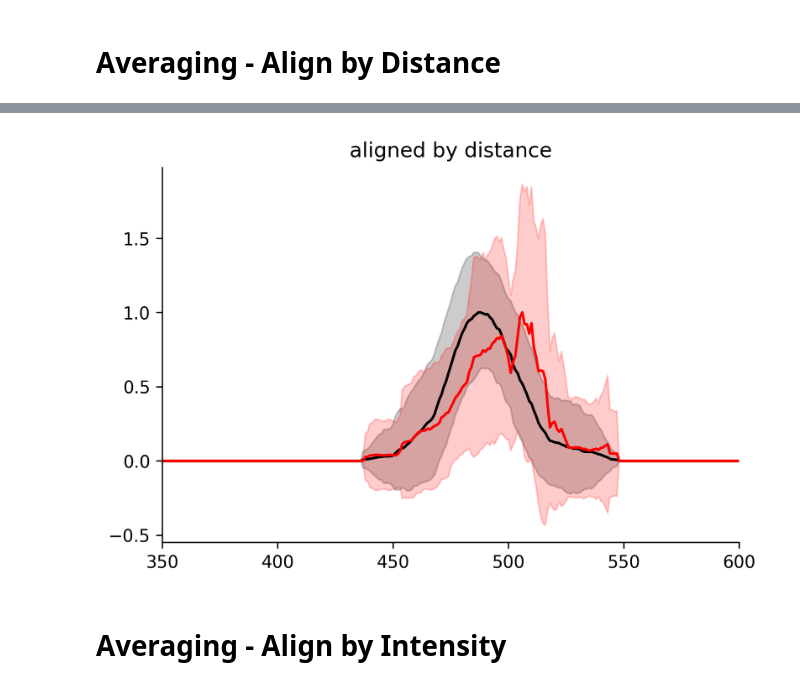
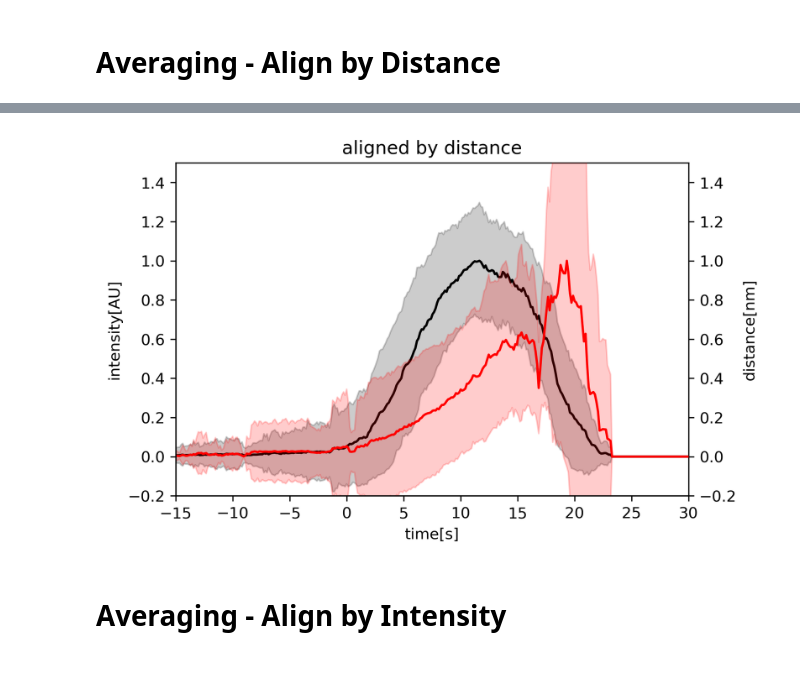
Before and after one commit to elifesciences-publications/YeastTrackAnalysis, a Jupyter notebook: analysis_multiTrack_listOfFiles.ipynb, the cells around one changed output, grey strips where cells are left out. Cells and saved outputs as stored; diff of their text form; code cells hidden in the pictures.

Commit message:
added scnd scale, csv output for traces, time on xAxis

```diff
--- a/analysis_multiTrack_listOfFiles.ipynb
+++ b/analysis_multiTrack_listOfFiles.ipynb
@@ -16,8 +26,8 @@ import YeastTrackFunctions as ytf
 # %% [markdown]
 # input data
 # %%
-path = "/Users/sun.hong/Desktop/YeastTrackAnalysis-master/dataToAnalyze/"
-#path = "/Users/johannesschoeneberg/Desktop/SchoenebergLab/imageAnalysis_Yidi_Sun/data_2018-08-29/08132018_for_Joh/abp1gfp_and_fim1gfp_110msec_07232018/"
+#path = "/Users/sun.hong/Desktop/YeastTrackAnalysis-master/dataToAnalyze/"
+path = "/Users/johannesschoeneberg/Desktop/SchoenebergLab/imageAnalysis_Yidi_Sun/data_2018-08-29/08132018_for_Joh/abp1gfp_and_fim1gfp_110msec_07232018/"
 
 
 #what data is good for inflection point
@@ -30,8 +40,8 @@ path = "/Users/sun.hong/Desktop/YeastTrackAnalysis-master/dataToAnalyze/"
 # THESE ARE THE ONLY PARAMETERS TO CHANGE
 
 # change your filename to the file you want to analyze
-path_to_all_tracks_data = path+"abp1/"
-#path_to_all_tracks_data = path+"fission_yeast_fim1_gfp/"
+#path_to_all_tracks_data = path+"abp1/"
+path_to_all_tracks_data = path+"budding_yeast_abp1_gfp/"
 
 allTracksFilename = 'all_tracks.csv'
 
@@ -211,15 +221,17 @@ for filename in filenames:
 # %%
 allFramesAccumulated_intensity = []
 allFramesAccumulated_distance = []
+accumulatorSize = 1000
+accumulatorZeroIndex = 500
 
 N = 0
 
 filenames = filenamesData['filenames']
 for filename in filenames:
 
-    framesAccumulator_intensity = np.zeros(1000)
-    framesAccumulator_distance = np.zeros(1000)
-    accumulatorZeroIndex = 500
+    framesAccumulator_intensity = np.zeros(accumulatorSize)
+    framesAccumulator_distance = np.zeros(accumulatorSize)
+
     N += 1
 
     data = pd.read_csv(filename)
@@ -256,3 +268,6 @@ for filename in filenames:
 
     framesAccumulator_distance = np.array(framesAccumulator_distance)
     allFramesAccumulated_distance.append(framesAccumulator_distance)
+
+    secondsPerFrame = np.diff(time)[0]
+    time = secondsPerFrame*(np.array(range(0,accumulatorSize))-(accumulatorZeroIndex-inflectionPointIndex))
@@ -259,25 +355,47 @@ for filename in filenames:
 # %%
 
-plt.figure(dpi=300)
+
+
+fig, ax1 = plt.subplots(dpi=300)
+ax2 = ax1.twinx() # ax2 and ax1 will have common x axis and different y axis
 
 #time = np.nanmean(adjusted_sampled_times,axis=0)
-time = np.array(range(0,1000))
+
 
 #intensity
 
 mean = np.nanmean(allFramesAccumulated_intensity,axis=0)
 std = np.nanstd(allFramesAccumulated_intensity,axis=0)
-plt.plot(time,mean/max(mean),color='k')
-plt.fill_between(time, (mean-std)/max(mean), (mean+std)/max(mean),color='k',alpha=0.2)
+
+#plots the average of intensity
+ax1.plot(time,mean/max(mean),color='k')
+#plots the standard deviation of intensity
+ax1.fill_between(time, (mean-std)/max(mean), (mean+std)/max(mean),color='k',alpha=0.2)
+ax1.set_ylabel('intensity[AU]')
+
+int_mean = mean
+int_std = std
+int_mean_norm = mean/max(mean)
+int_std_norm = std/max(mean)
 
 
 #distance
+
+
+
 mean = np.nanmean(allFramesAccumulated_distance,axis=0)
 std = np.nanstd(allFramesAccumulated_distance,axis=0)
-plt.plot(time,mean/max(mean),color='r')
-plt.fill_between(time, (mean-std)/max(mean) , (mean+std)/max(mean),color='r',alpha=0.2)
 
+#plots the average of intensity
+ax2.plot(time,mean/max(mean),color='r')
+#plots the standard deviation of intensity
+ax2.fill_between(time, (mean-std)/max(mean) , (mean+std)/max(mean),color='red',alpha=0.2)
+ax2.set_ylabel('distance[nm]')
 
+dist_mean = mean
+dist_std = std
+dist_mean_norm = mean/max(mean)
+dist_std_norm = std/max(mean)
 
 
 
@@ -287,5 +405,32 @@ plt.title("aligned by distance")
 plt.gca().spines['right'].set_visible(False)
 plt.gca().spines['top'].set_visible(False)
 
-plt.xlim(350,600)
+ax1.set_ylim(-0.2,1.5)
+ax2.set_ylim(-0.2,1.5)
+plt.xlim(-15,30)
+
+ax1.set_xlabel("time[s]")
+
+
+outputFigurePath= outputpath+"plot_alignedByDistance_normalized.png"
+print(outputFigurePath)
+
+
+plt.savefig(outputFigurePath)
+
+
+df = pd.DataFrame()
+df['time[frames]'] = time
+df['multi_alignedByDistance_intensity_mean'] = int_mean
+df['multi_alignedByDistance_intensity_std'] = int_std
+df['multi_alignedByDistance_intensity_mean_normalized'] = int_mean_norm
+df['multi_alignedByDistance_intensity_std_normalized'] = int_std_norm
+
+df['multi_alignedByDistance_distance_mean'] = dist_mean
+df['multi_alignedByDistance_distance_std'] = dist_std
+df['multi_alignedByDistance_distance_mean_normalized'] = dist_mean_norm
+df['multi_alignedByDistance_distance_std_normalized'] = dist_std_norm
+
+outputDataFilePath = outputpath+'output_alignedByDistance.csv'
+df.to_csv(outputDataFilePath)
 # %% [output]
@@ -293,4 +438,4 @@ plt.xlim(350,600)
-[figure, old version]
+[figure, new version]
 # %% [markdown]
 # Averaging - Align by Intensity
 # %%
```
Also changed, not shown: parts of 17 cells of this notebook.
